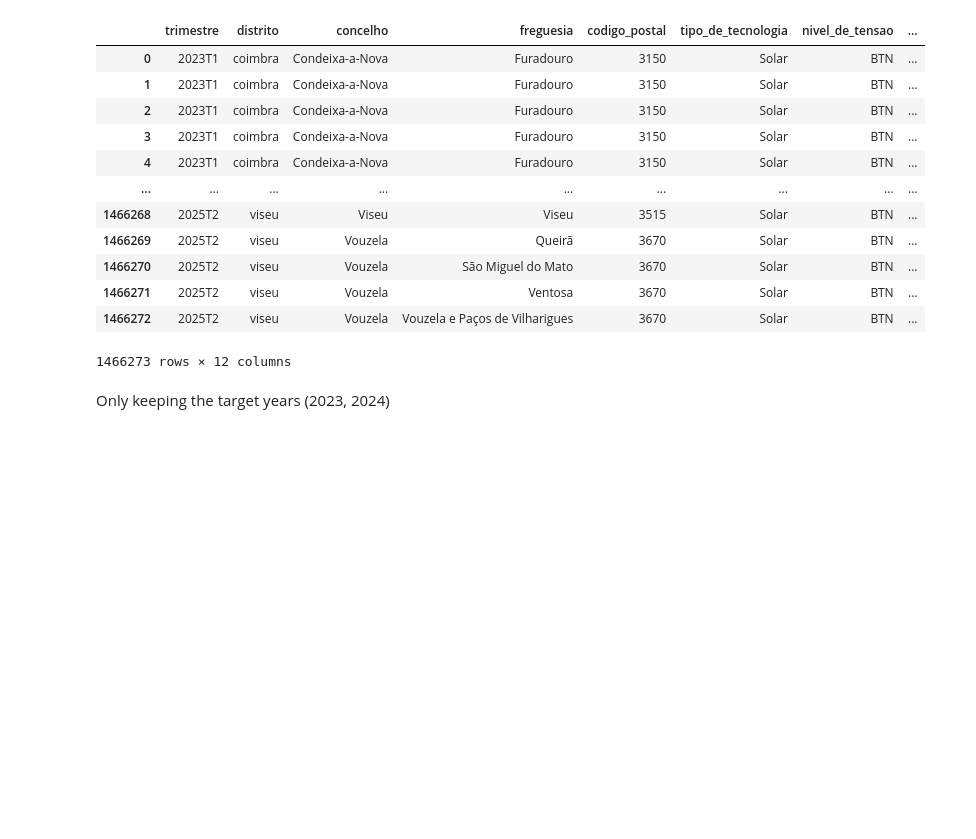
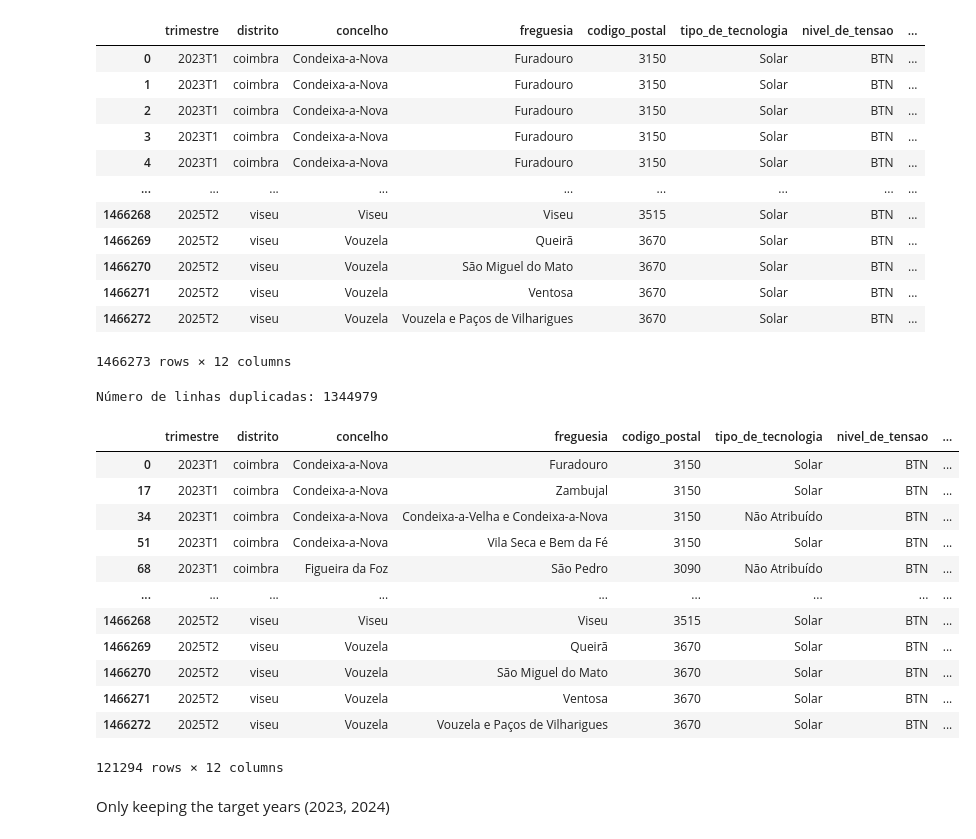
Before and after one commit to Mariana-rc01/WattWise, a Jupyter notebook: Data_Prep.ipynb, the cells around one changed output. Saved outputs shown, nothing was run; the diff lists cells and outputs as text; code cells hidden in the pictures; blank space fills up the shorter version.

```diff
--- a/Data_Prep.ipynb
+++ b/Data_Prep.ipynb
@@ -460,6 +477,28 @@ df_final
 | 1466271 | 2025T2 | viseu | Vouzela | Ventosa | 3670 | Solar | BTN | ... |
 | 1466272 | 2025T2 | viseu | Vouzela | Vouzela e Paços de Vilharigues | 3670 | Solar | BTN | ... |
 1466273 rows × 12 columns
+# %%
+duplicadas = df_final[df_final.duplicated()]
+print(f"Número de linhas duplicadas: {len(duplicadas)}")
+# %% [output]
+Número de linhas duplicadas: 1344979
+# %%
+df_final = df_final.drop_duplicates()
+df_final
+# %% [output]
+|  | trimestre | distrito | concelho | freguesia | codigo_postal | tipo_de_tecnologia | nivel_de_tensao | ... |
+| 0 | 2023T1 | coimbra | Condeixa-a-Nova | Furadouro | 3150 | Solar | BTN | ... |
+| 17 | 2023T1 | coimbra | Condeixa-a-Nova | Zambujal | 3150 | Solar | BTN | ... |
+| 34 | 2023T1 | coimbra | Condeixa-a-Nova | Condeixa-a-Velha e Condeixa-a-Nova | 3150 | Não Atribuído | BTN | ... |
+| 51 | 2023T1 | coimbra | Condeixa-a-Nova | Vila Seca e Bem da Fé | 3150 | Solar | BTN | ... |
+| 68 | 2023T1 | coimbra | Figueira da Foz | São Pedro | 3090 | Não Atribuído | BTN | ... |
+| ... | ... | ... | ... | ... | ... | ... | ... | ... |
+| 1466268 | 2025T2 | viseu | Viseu | Viseu | 3515 | Solar | BTN | ... |
+| 1466269 | 2025T2 | viseu | Vouzela | Queirã | 3670 | Solar | BTN | ... |
+| 1466270 | 2025T2 | viseu | Vouzela | São Miguel do Mato | 3670 | Solar | BTN | ... |
+| 1466271 | 2025T2 | viseu | Vouzela | Ventosa | 3670 | Solar | BTN | ... |
+| 1466272 | 2025T2 | viseu | Vouzela | Vouzela e Paços de Vilharigues | 3670 | Solar | BTN | ... |
+121294 rows × 12 columns
 # %% [markdown]
 Only keeping the target years (2023, 2024)
 # %%
```
Also changed, not shown: parts of 7 cells of this notebook.
